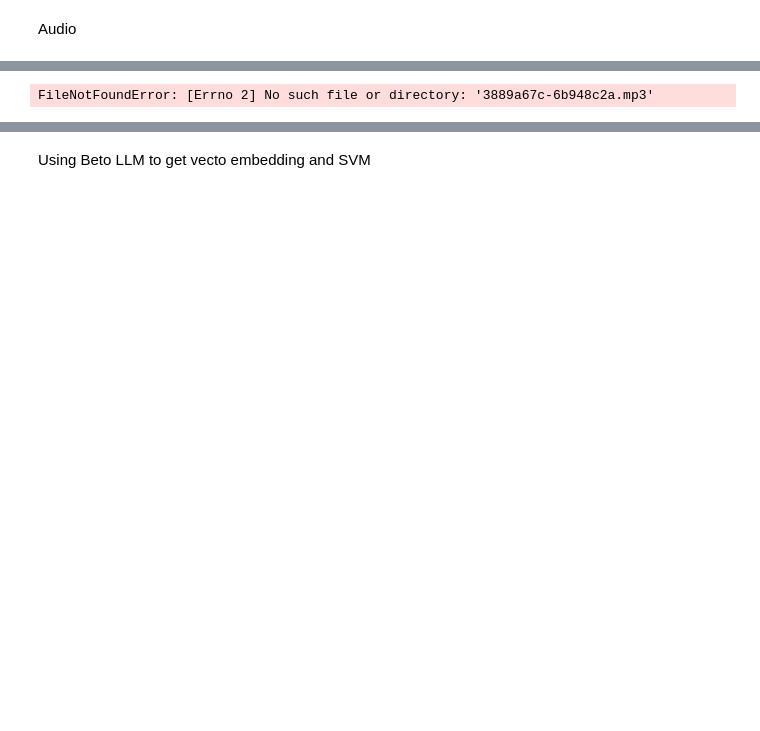
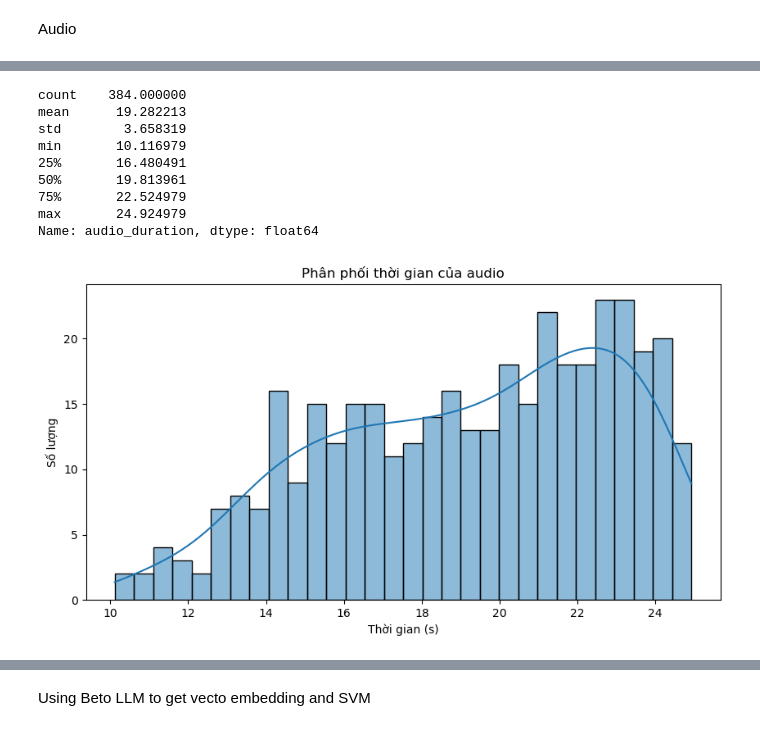
Before and after one commit to baominh5xx2/Multimodal-Speech-text-Satire-Recognition-in-Spanish, a Jupyter notebook: main.ipynb, the cells around one changed output, grey strips where cells are left out. Cells and saved outputs as stored; diff of their text form; code cells hidden in the pictures; blank space fills up the shorter version.

```diff
--- a/main.ipynb
+++ b/main.ipynb
@@ -228,2 +189,7 @@ plt.show()
 # %% [markdown]
 Audio
+# %%
+# Adding the path column to search for audios
+train_df["path"] = train_df["id"].apply(lambda x: f"dev_segments/{x}")
+test_df["path"] = test_df["id"].apply(lambda x: f"dev_segments/{x}")
+train_df
@@ -230,22 +210,33 @@ Audio
 # %%
 import librosa
-
+import matplotlib.pyplot as plt
+import numpy as np
+import seaborn as sns
 # Hàm tính thời lượng audio
 def get_audio_duration(file_path):
     y, sr = librosa.load(file_path, sr=None)
     return len(y) / sr
 
-train_df["audio_duration"] = train_df["id"].apply(lambda x: get_audio_duration(x))
+train_df["audio_duration"] = train_df["path"].apply(lambda x: get_audio_duration(x))
 
 # Thống kê thời lượng
 print(train_df["audio_duration"].describe())
 
 # Vẽ biểu đồ
 plt.figure(figsize=(10, 5))
 sns.histplot(train_df["audio_duration"], bins=30, kde=True)
 plt.xlabel("Thời gian (s)")
 plt.ylabel("Số lượng")
 plt.title("Phân phối thời gian của audio")
 plt.show()
 # %% [output]
-FileNotFoundError: [Errno 2] No such file or directory: '3889a67c-6b948c2a.mp3'
+count    384.000000
+mean      19.282213
+std        3.658319
+min       10.116979
+25%       16.480491
+50%       19.813961
+75%       22.524979
+max       24.924979
+Name: audio_duration, dtype: float64
+[figure, added]
```
Also changed, not shown: parts of 20 cells of this notebook.
